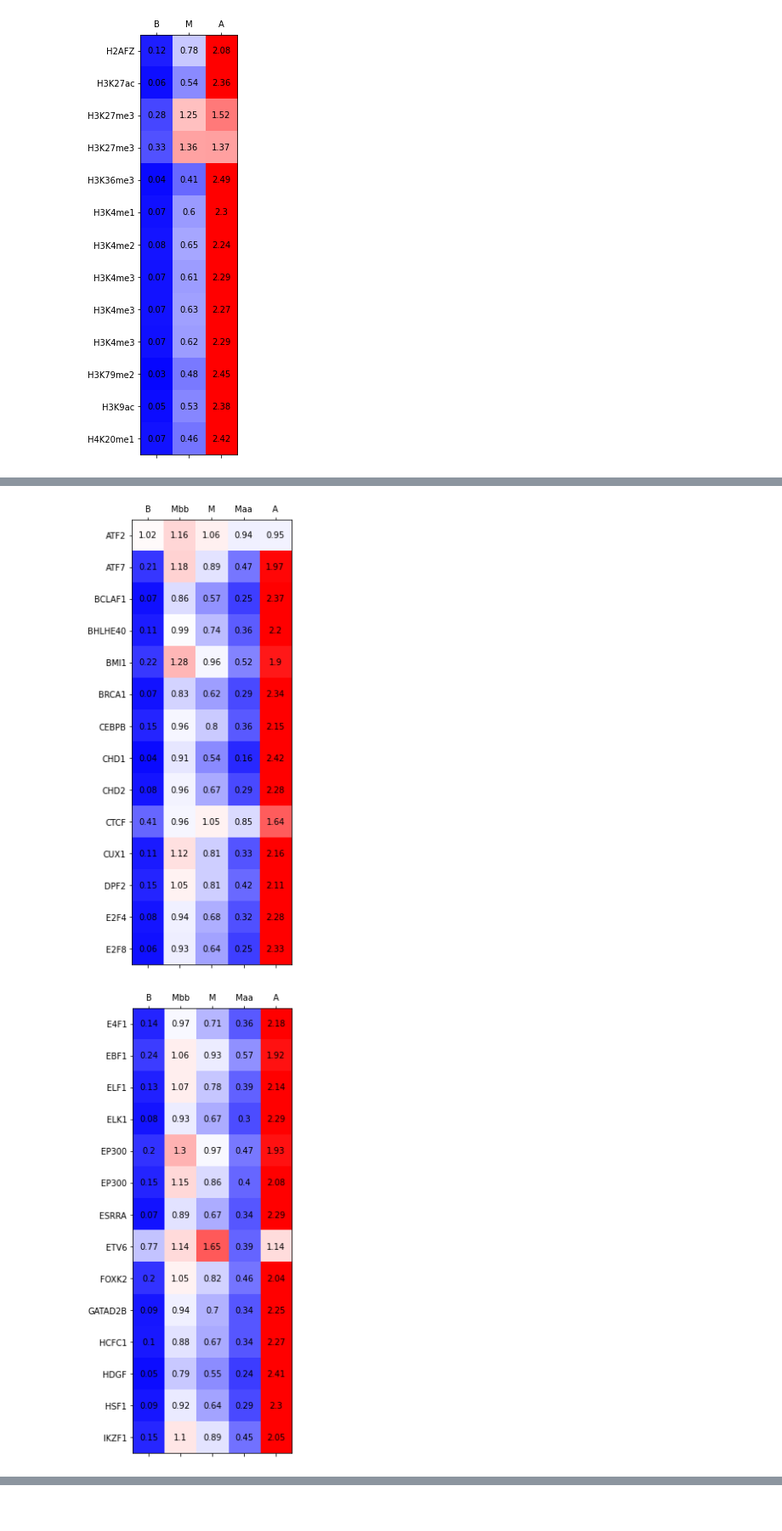
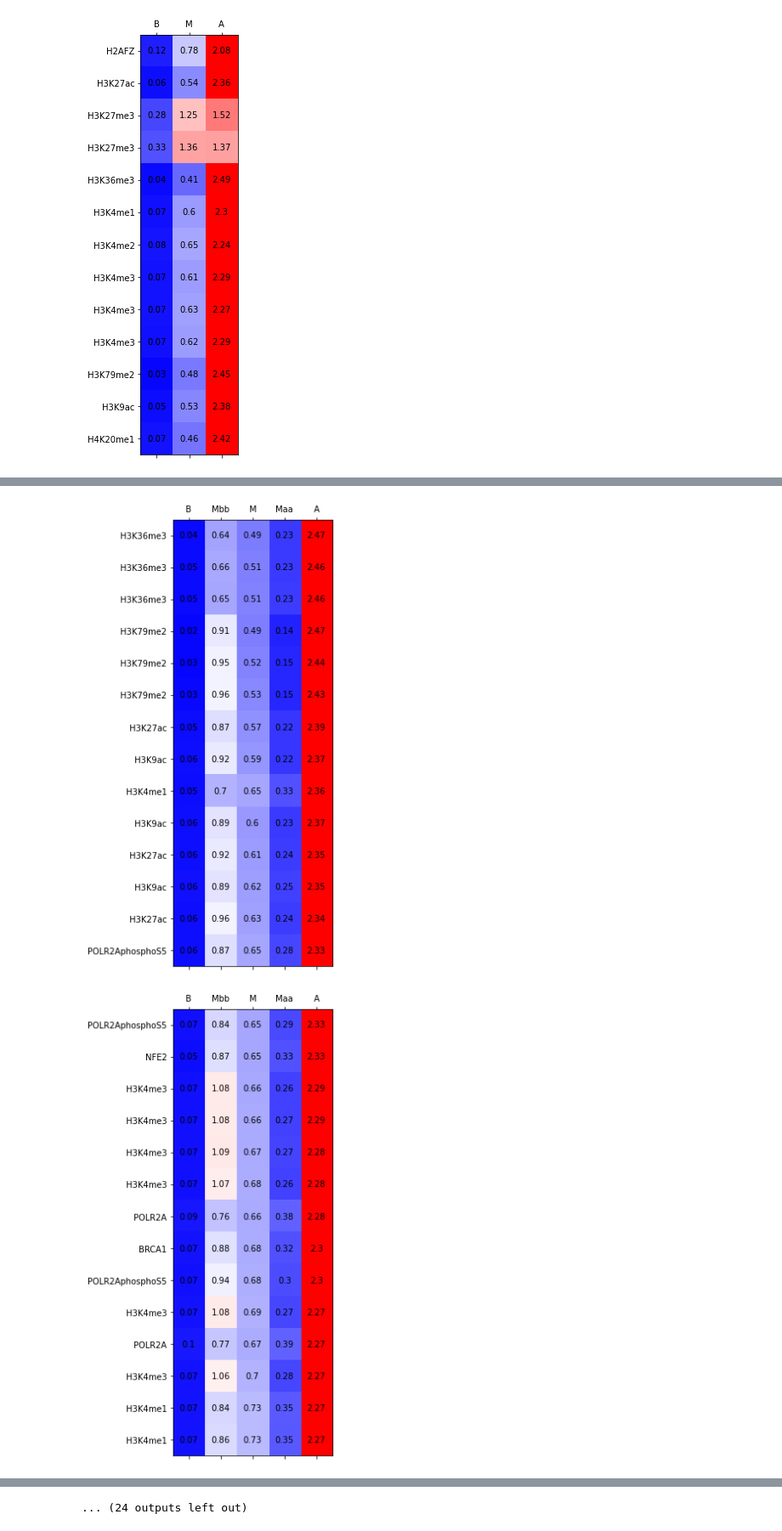
Before and after one commit to luisdiaz1997/HMM3P, a Jupyter notebook: notebooks/Supplemental Figure 2- Chipseq.ipynb, the cells around one changed output, grey strips where cells are left out. Shown at 85% size. Saved outputs shown, nothing was run; the diff lists cells and outputs as text; code cells hidden in the pictures; blank space fills up the shorter version.

```diff
--- a/notebooks/Supplemental Figure 2- Chipseq.ipynb
+++ b/notebooks/Supplemental Figure 2- Chipseq.ipynb
@@ -198,3 +203,6 @@ fig1 = score_heatmap(scores_replicated_HMM3P, HMM3P, beds_replicated.target)
 fig2 = score_heatmap(scores_replicated_HMM3, HMM3, beds_replicated.target)
 # %% [output]
 [figure]
+# %%
+import scipy
+distances = scipy.spatial.distance.cdist(scores_optimal, scores_optimal, metric = 'euclidean')
@@ -200,0 +215,2 @@ fig2 = score_heatmap(scores_replicated_HMM3, HMM3, beds_replicated.target)
+# %%
+U, S, V = np.linalg.svd(distances)
@@ -200,0 +222,4 @@ fig2 = score_heatmap(scores_replicated_HMM3, HMM3, beds_replicated.target)
+# %%
+angles = np.arctan2(U[:, 1]+0.01, U[:, 0] + 0.06)
+# %%
+order= np.argsort(angles)
@@ -201,8 +235,10 @@ fig2 = score_heatmap(scores_replicated_HMM3, HMM3, beds_replicated.target)
 # %%
 figs = []
 winsize = 14
 for i in range(scores_optimal.shape[0]//winsize +1):
-    figs.append(score_heatmap(scores_optimal[i*winsize:(i+1)*winsize], hmm_states, beds_optimal.iloc[i*winsize:(i+1)*winsize].target))
+    figs.append(score_heatmap(scores_optimal[order][i*winsize:(i+1)*winsize],
+                              HMM3P,
+                              beds_optimal.iloc[order].iloc[i*winsize:(i+1)*winsize].target))
 # %% [output]
-[figure, old version]
+[figure, new version]
-[figure, old version]
+[figure, new version]
@@ -213,0 +255 @@ for i in range(scores_optimal.shape[0]//winsize +1):
+... (24 outputs left out)
```
Also changed, not shown: parts of 10 cells of this notebook.
